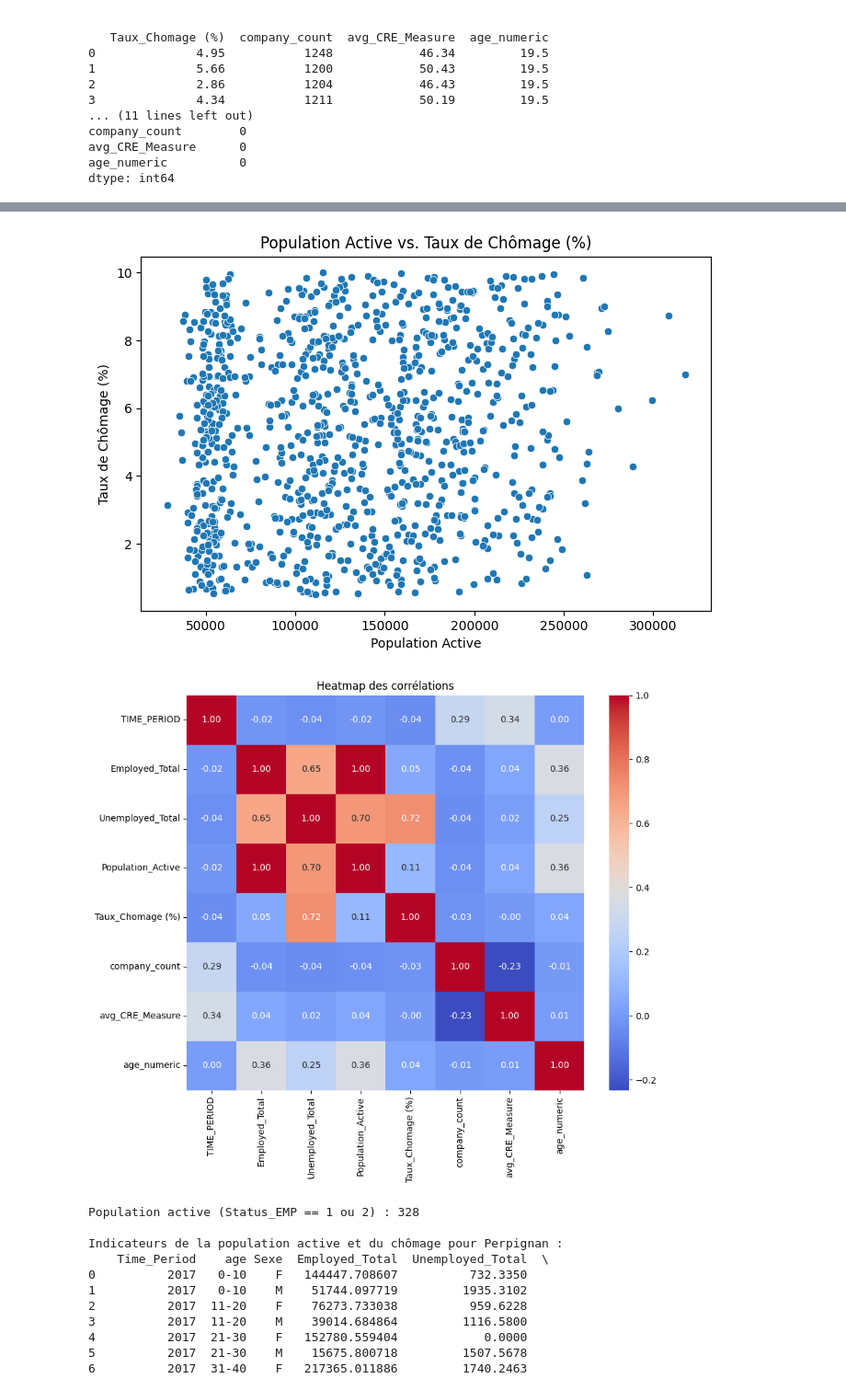
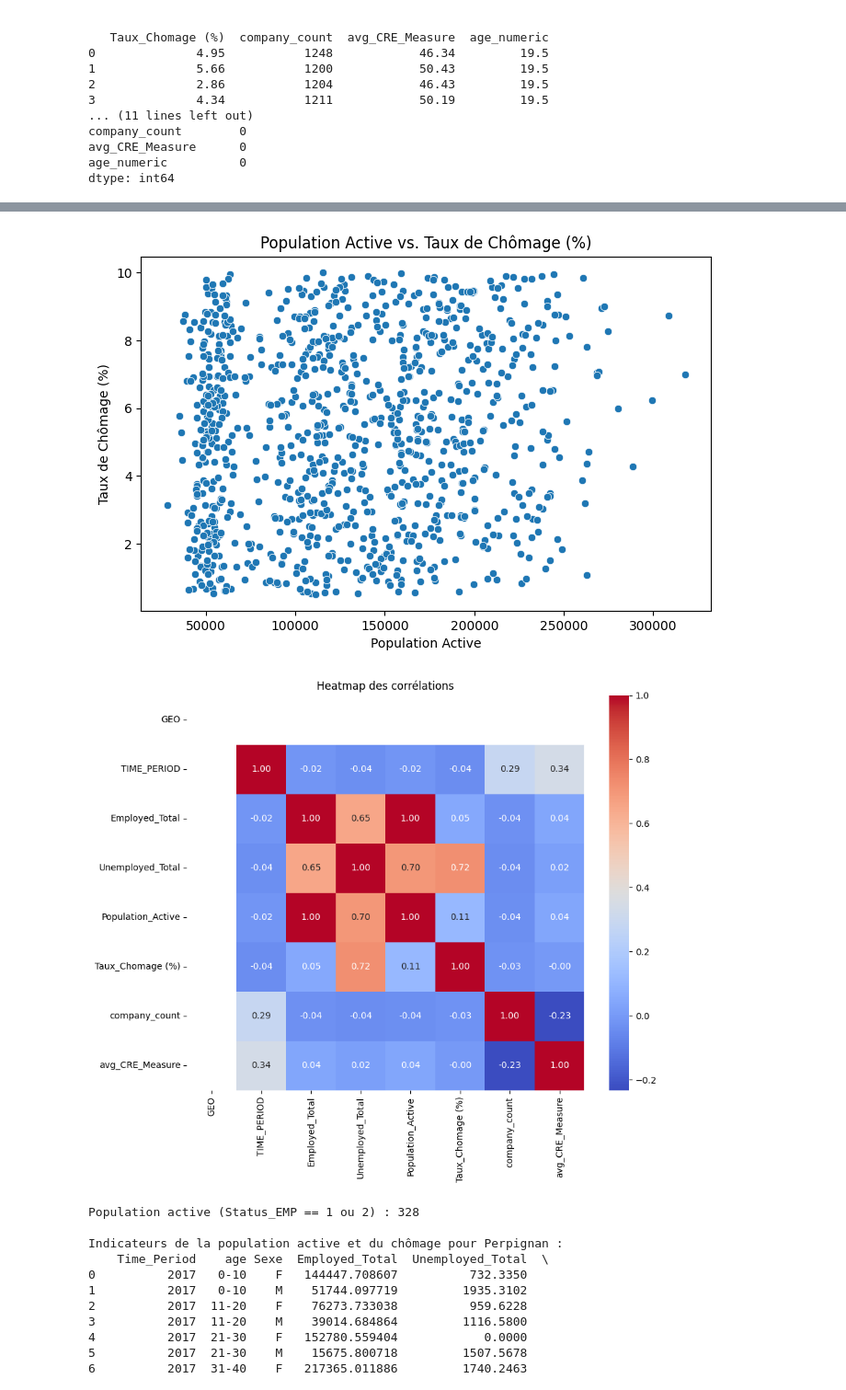
Before and after one commit to Fatineee/Streamlit-Dashboard, a Jupyter notebook: cleaning.ipynb, the cells around one changed output, grey strips where cells are left out. Shown: that part at 92% size. Cells and saved outputs as stored; diff of their text form; code cells hidden in the pictures.

Commit message:
data changed

```diff
--- a/cleaning.ipynb
+++ b/cleaning.ipynb
@@ -70,7 +70,7 @@ import seaborn as sns
 import numpy as np
 
 # Charger le fichier nettoyé
-df = pd.read_csv("merged_data_clean.csv", delimiter=",")
+df = pd.read_csv("merged_data_modified.csv", delimiter=",")
 
 # Affichage des statistiques descriptives globales (sur les colonnes numériques)
 print("\nStatistiques descriptives :")
@@ -130,7 +130,7 @@ max            10.00000    1390.000000        58.970000    59.500000
 [figure]
 [figure]
 [figure]
-[figure, old version]
+[figure, new version]
 # %%
 # La population active correspond aux personnes avec Status_EMP "1" (Actif occupé) et "2" (Chômeur)
 df_active = df[df["Status_EMP"].isin([1, 2])].copy()
```
Also changed, not shown: parts of 1 cell of this notebook, 2 other files.
